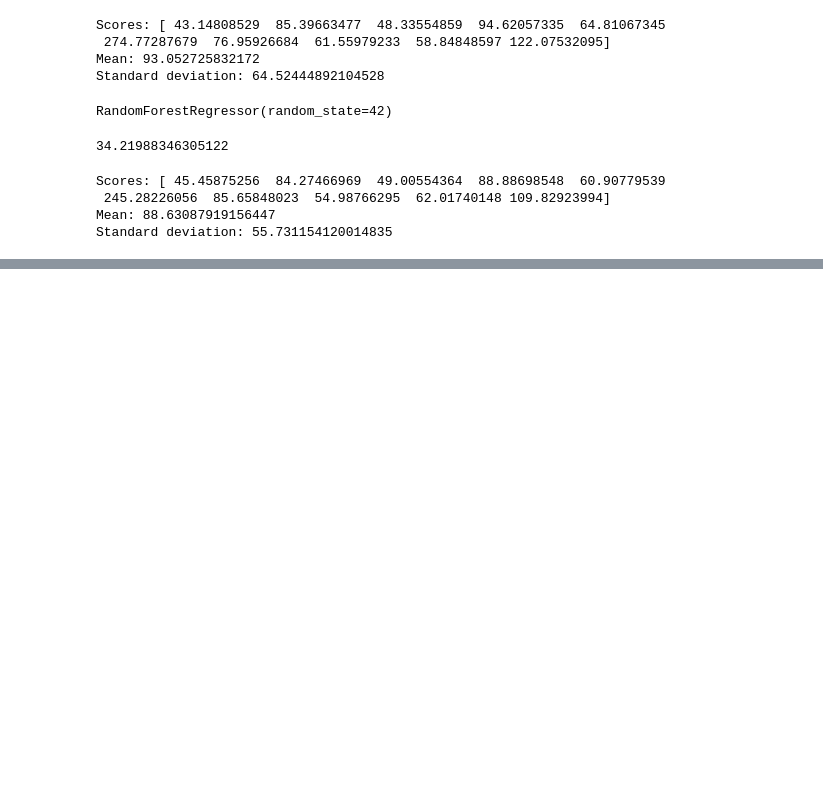
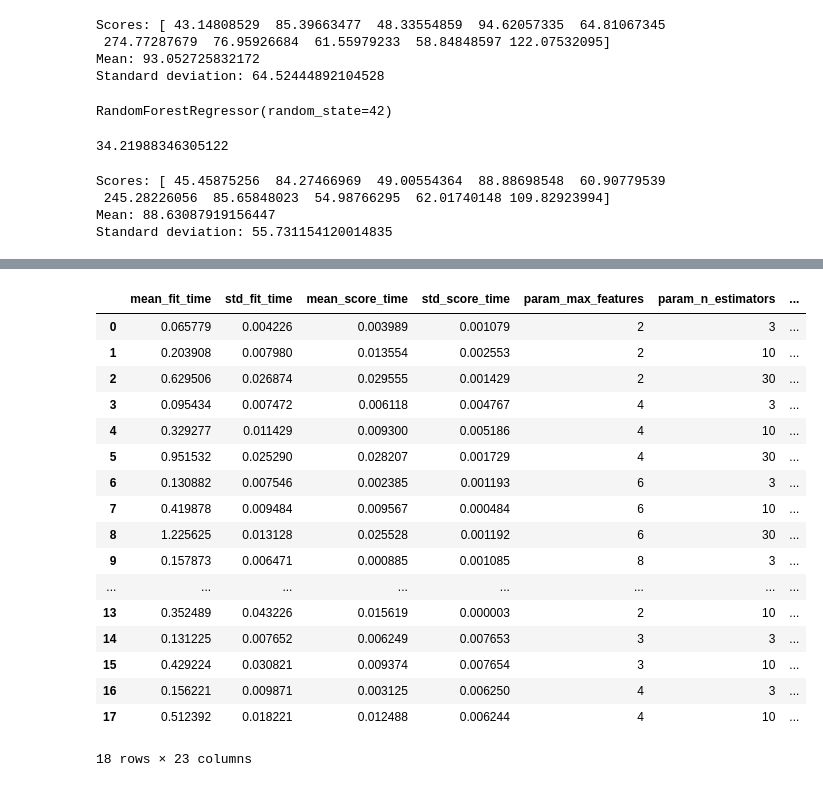
Before and after one commit to mehedihasanreal/MISL-Intern, a Jupyter notebook: EndToEnd.ipynb, the cells around one changed output, grey strips where cells are left out. Saved outputs shown, nothing was run; the diff lists cells and outputs as text; code cells hidden in the pictures; blank space fills up the shorter version.

Commit message:
Grid Search for best hyparameters

```diff
--- a/EndToEnd.ipynb
+++ b/EndToEnd.ipynb
@@ -586,0 +597,11 @@ NameError: name 'forest_scores2' is not defined
+# %%
+from sklearn.model_selection import GridSearchCV
+param_grid = [
+ {'n_estimators': [3, 10, 30], 'max_features': [2, 4, 6, 8]},
+ {'bootstrap': [False], 'n_estimators': [3, 10], 'max_features': [2, 3, 4]},
+ ]
+forest_reg = RandomForestRegressor()
+grid_search = GridSearchCV(forest_reg, param_grid, cv=5,
+ scoring='neg_mean_squared_error',
+return_train_score=True)
+grid_search.fit(housing_prepared, housing_labels)
@@ -586,0 +646,21 @@ NameError: name 'forest_scores2' is not defined
+# %%
+pd.DataFrame(grid_search.cv_results_)
+# %% [output]
+|  | mean_fit_time | std_fit_time | mean_score_time | std_score_time | param_max_features | param_n_estimators | ... |
+| 0 | 0.065779 | 0.004226 | 0.003989 | 0.001079 | 2 | 3 | ... |
+| 1 | 0.203908 | 0.007980 | 0.013554 | 0.002553 | 2 | 10 | ... |
+| 2 | 0.629506 | 0.026874 | 0.029555 | 0.001429 | 2 | 30 | ... |
+| 3 | 0.095434 | 0.007472 | 0.006118 | 0.004767 | 4 | 3 | ... |
+| 4 | 0.329277 | 0.011429 | 0.009300 | 0.005186 | 4 | 10 | ... |
+| 5 | 0.951532 | 0.025290 | 0.028207 | 0.001729 | 4 | 30 | ... |
+| 6 | 0.130882 | 0.007546 | 0.002385 | 0.001193 | 6 | 3 | ... |
+| 7 | 0.419878 | 0.009484 | 0.009567 | 0.000484 | 6 | 10 | ... |
+| 8 | 1.225625 | 0.013128 | 0.025528 | 0.001192 | 6 | 30 | ... |
+| 9 | 0.157873 | 0.006471 | 0.000885 | 0.001085 | 8 | 3 | ... |
+| ... | ... | ... | ... | ... | ... | ... | ... |
+| 13 | 0.352489 | 0.043226 | 0.015619 | 0.000003 | 2 | 10 | ... |
+| 14 | 0.131225 | 0.007652 | 0.006249 | 0.007653 | 3 | 3 | ... |
+| 15 | 0.429224 | 0.030821 | 0.009374 | 0.007654 | 3 | 10 | ... |
+| 16 | 0.156221 | 0.009871 | 0.003125 | 0.006250 | 4 | 3 | ... |
+| 17 | 0.512392 | 0.018221 | 0.012488 | 0.006244 | 4 | 10 | ... |
+18 rows × 23 columns
```
Also changed, not shown: parts of 6 cells of this notebook.
